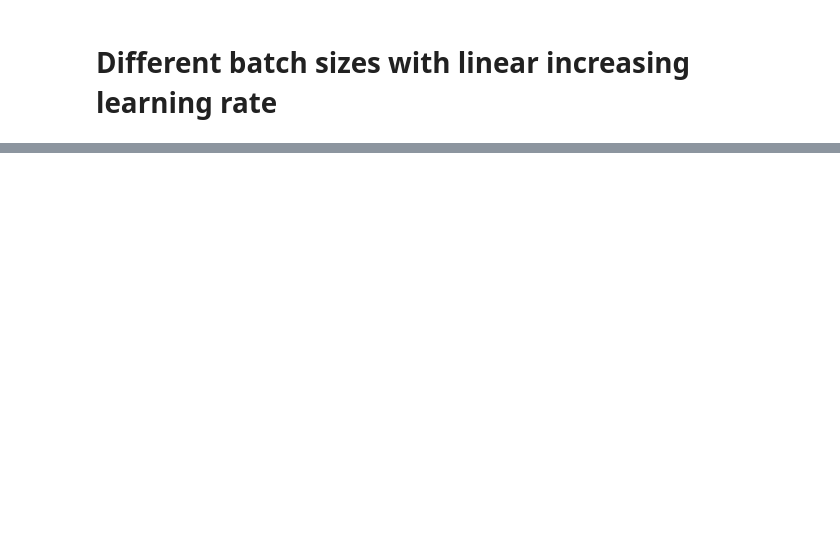
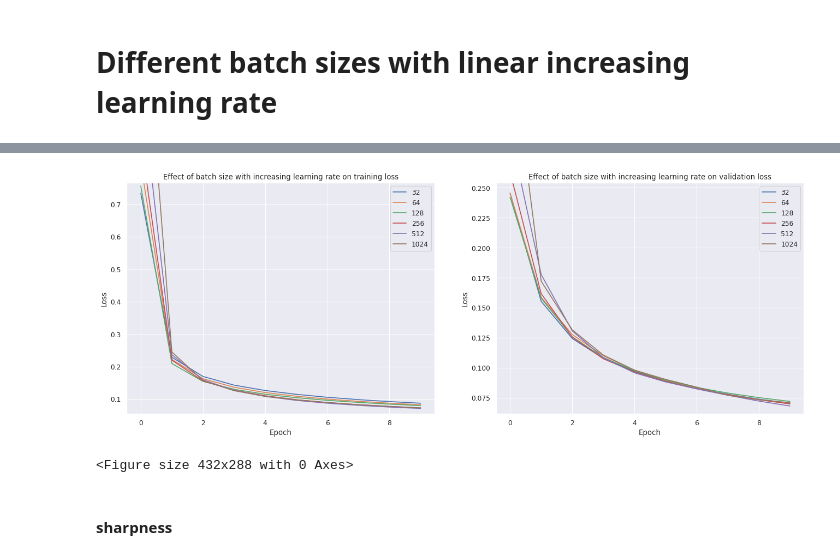
Before and after one commit to Alexanderstaehle/OM_project, a Jupyter notebook: experiments_tf.ipynb, the cells around one changed output, grey strips where cells are left out. Saved outputs shown, nothing was run; the diff lists cells and outputs as text; code cells hidden in the pictures; blank space fills up the shorter version.

```diff
--- a/experiments_tf.ipynb
+++ b/experiments_tf.ipynb
@@ -240,0 +424,5 @@ learning_rates = [0.001, 0.002, 0.004, 0.008, 0.016, 0.032]
+# %%
+models_by_batch_size_diff_lr = {}
+model_history_dict_diff_lr = {}
+# %%
+diff_lr_state_filename = 'model_diff_lr_diff_bs_state'
@@ -240,0 +438,32 @@ learning_rates = [0.001, 0.002, 0.004, 0.008, 0.016, 0.032]
+# %%
+if RETRAIN_FLAG:
+    # Need sparse categorical crossentropy since our labels are in form of integers not vectors
+    for batch_size, lr in zip(batch_sizes, learning_rates):
+        # Read training data
+        train, validation = data_loading.load_batched_and_resized_dataset(dataset_name='MNIST', batch_size=batch_size,
+                                                                          img_size=32)
+
+        optimizer = keras.optimizers.SGD(learning_rate=lr, momentum=0.9)
+        model = tf_models.build_simple_cnn_sam(train, optimizer)
+
+        train_callbacks = [
+            tf.keras.callbacks.EarlyStopping(
+                monitor="val_loss", patience=10,
+                restore_best_weights=True
+            ),
+            tf.keras.callbacks.ModelCheckpoint(
+                filename_bs_opt_sam(batch_size, "SGD-MOM", "SAM"),
+                monitor='val_loss',
+                mode='min',
+                verbose=1,
+                save_best_only=True,
+                save_weights_only=True
+            )
+            # tf.keras.callbacks.ReduceLROnPlateau(
+            #     monitor="val_loss", factor=0.5,
+            #     patience=3, verbose=1
+            # )
+        ]
+        model_history_dict_diff_lr[batch_size] = ml_utils.train_model(model, train, validation, epochs=10,
+                                                             extra_callbacks=train_callbacks, verbose=1)
+        models_by_batch_size_diff_lr[batch_size] = model
@@ -240,0 +488,12 @@ learning_rates = [0.001, 0.002, 0.004, 0.008, 0.016, 0.032]
+# %%
+if RETRAIN_FLAG:
+    ml_utils.save_model_state(model_history_dict_diff_lr, diff_lr_state_filename)
+else:
+    model_history_dict_diff_lr = ml_utils.load_model_state(diff_lr_state_filename)
+# %%
+visualization.plot_loss_by_param(model_history_dict_diff_lr, 'batch size with increasing learning rate', 'diff_lr_diff_bs')
+# %% [output]
+[figure, added]
+<Figure size 432x288 with 0 Axes>
+# %% [markdown]
+#### sharpness
```
Also changed, not shown: parts of 24 cells of this notebook.
